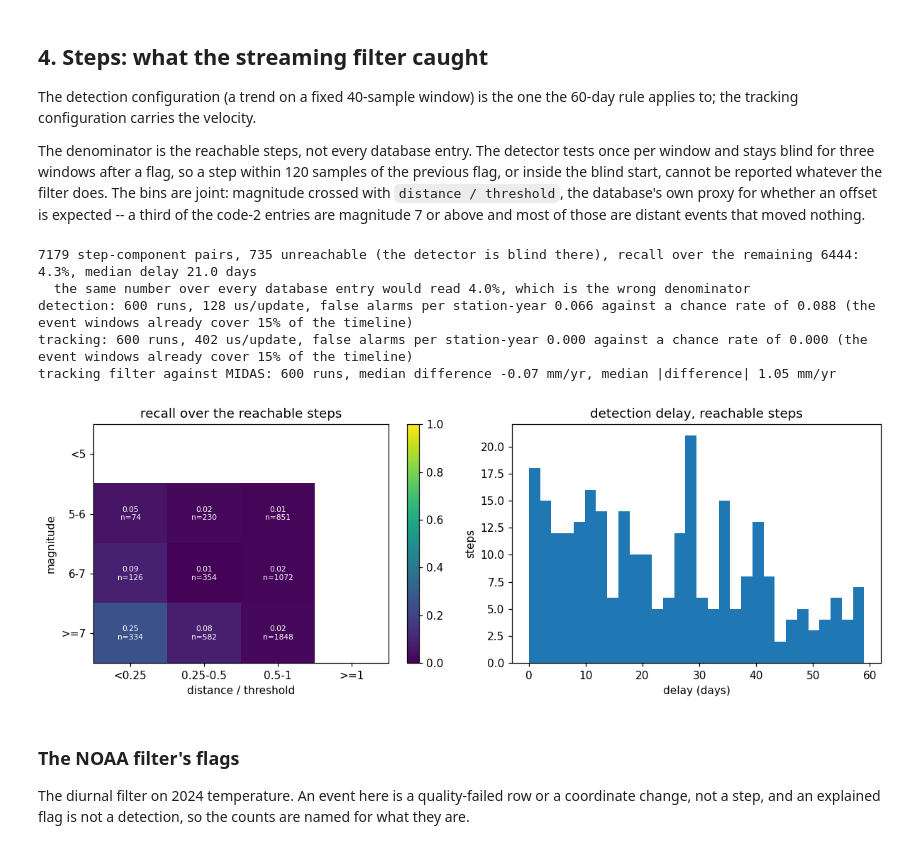
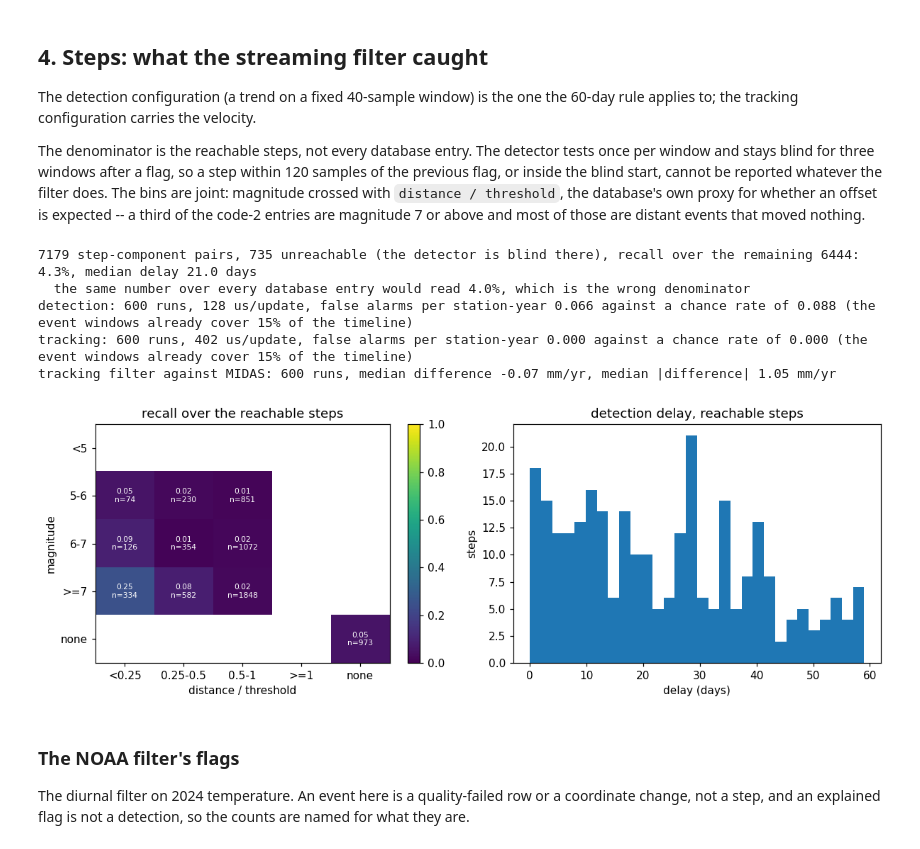
Before and after one commit to ringavirda/science-pylab, a Jupyter notebook: packages/dtfit-experimental/src/dtfit_experimental/experiments/domains/image_showcase/image_showcase.ipynb, the cells around one changed output. Cells and saved outputs as stored; diff of their text form; code cells hidden in the pictures.

```diff
--- a/packages/dtfit-experimental/src/dtfit_experimental/experiments/domains/image_showcase/image_showcase.ipynb
+++ b/packages/dtfit-experimental/src/dtfit_experimental/experiments/domains/image_showcase/image_showcase.ipynb
@@ -128,10 +137,13 @@ for name, label, unit in (("ngl_reduce", "NGL", 1e9),
     coef = nums(red, "coef_bytes").sum()
     gram = nums(red, "gram_bytes").sum()
     grid = nums(red, "grid_bytes").sum()
+    npz = nums(red, "npz_bytes").sum()
     img = coef + gram + grid
     print(f"{label}: {raw / unit:.1f} GB raw -> {img / unit:.3f} GB of "
-          f"images ({img / raw:.2f}x raw), S {coef / 1e6:.0f} MB, "
-          f"G {gram / 1e6:.0f} MB, grid {grid / 1e6:.0f} MB")
+          f"uncompressed arrays ({img / raw:.2f}x raw: S {coef / 1e6:.0f} "
+          f"MB, G {gram / 1e6:.0f} MB, grid {grid / 1e6:.0f} MB), "
+          f"{npz / unit:.3f} GB as the npz files stored on disk "
+          f"({npz / raw:.2f}x raw)")
 # %% [output]
       disk           -  0.05657852899457794s  traced        - MiB  resident        - MiB  3527.67 MB/s raw read
      cpu-1      971609    11.355s  traced    48.86 MiB  resident   674.53 MiB  0 failed
@@ -153,15 +165,22 @@ is the measurement, not any single point.
 rows = table("gemm")
 if rows:
     fig, ax = plt.subplots()
+
+    def n_files(note):
+        return int(note.split(" files")[0])
+
+    sweeps = sorted({n_files(r["note"]) for r in rows})
     for backend in sorted({r["backend"] for r in rows}):
-        group = [r for r in rows
-                 if r["backend"] == backend and r["elements_per_second"]]
-        if not group:
-            continue
-        order = np.argsort(nums(group, "channels"))
-        ax.plot(nums(group, "channels")[order],
-                nums(group, "elements_per_second")[order] / 1e6,
-                "o-", label=backend)
+        for nf in sweeps:
+            group = [r for r in rows
+                     if r["backend"] == backend and r["elements_per_second"]
+                     and n_files(r["note"]) == nf]
+            if not group:
+                continue
+            order = np.argsort(nums(group, "channels"))
+            ax.plot(nums(group, "channels")[order],
+                    nums(group, "elements_per_second")[order] / 1e6,
+                    "o-", label=f"{backend}, {nf} files")
     ax.set_xscale("log")
     ax.set_yscale("log")
     ax.set_xlabel("channels in one batch (stations x days)")
@@ -261,6 +280,8 @@ if rows:
                     nums(whole, "v") * 1000, s=3, alpha=0.3)
     lim = np.percentile(np.abs(nums(whole, "midas_v") * 1000), 99)
     axes[0].plot([-lim, lim], [-lim, lim], "k-", lw=0.8)
+    axes[0].set_xlim(-lim, lim)
+    axes[0].set_ylim(-lim, lim)
     axes[0].set_xlabel("MIDAS velocity (mm/yr)")
     axes[0].set_ylabel("image velocity (mm/yr)")
     axes[0].set_title("whole-span fit against MIDAS")
@@ -329,8 +350,8 @@ steps = [r for r in table("filters_ngl_steps")
          if r.get("config") == "detection"]
 reach = [r for r in steps if r["reachable"] == "True"]
 if steps:
-    mags = ["<5", "5-6", "6-7", ">=7"]
-    ratios = ["<0.25", "0.25-0.5", "0.5-1", ">=1"]
+    mags = ["<5", "5-6", "6-7", ">=7", "none"]
+    ratios = ["<0.25", "0.25-0.5", "0.5-1", ">=1", "none"]
     grid = np.full((len(mags), len(ratios)), np.nan)
     counts = np.zeros_like(grid, dtype=int)
     for i, m in enumerate(mags):
@@ -387,34 +408,34 @@ for config in ("detection", "tracking"):
         share = nums(group, "event_window_share")
         print(f"{config}: {len(group)} runs, "
               f"{nums(group, 'us_per_update').mean():.0f} us/update, "
               f"false alarms per station-year "
               f"{np.median(fa) if len(fa) else float('nan'):.3f} against "
               f"a chance rate of "
               f"{np.median(chance) if len(chance) else float('nan'):.3f} "
               f"(the event windows already cover "
               f"{np.median(share) * 100 if len(share) else float('nan'):.0f}"
               f"% of the timeline)")
 # the tracked velocity against MIDAS, joined on station and component
 published = {(r["sta"], r["component"]): r["midas_v"]
              for r in table("ngl_fits")
              if r["kind"] == "whole" and r["midas_v"]}
 tracked = [r for r in summary
            if r["config"] == "tracking" and r["v"]
            and (r["station"], r["component"]) in published]
 if tracked:
     d = np.array([float(r["v"])
                   - float(published[(r["station"], r["component"])])
                   for r in tracked])
     print(f"tracking filter against MIDAS: {len(d)} runs, median "
           f"difference {np.median(d) * 1000:.2f} mm/yr, "
           f"median |difference| {np.median(np.abs(d)) * 1000:.2f} mm/yr")
 # %% [output]
 7179 step-component pairs, 735 unreachable (the detector is blind there), recall over the remaining 6444: 4.3%, median delay 21.0 days
   the same number over every database entry would read 4.0%, which is the wrong denominator
 detection: 600 runs, 128 us/update, false alarms per station-year 0.066 against a chance rate of 0.088 (the event windows already cover 15% of the timeline)
 tracking: 600 runs, 402 us/update, false alarms per station-year 0.000 against a chance rate of 0.000 (the event windows already cover 15% of the timeline)
 tracking filter against MIDAS: 600 runs, median difference -0.07 mm/yr, median |difference| 1.05 mm/yr
-[figure, old version]
+[figure, new version]
 # %% [markdown]
 ### The NOAA filter's flags
 
```
Also changed, not shown: parts of 10 cells of this notebook, 4 other files.
